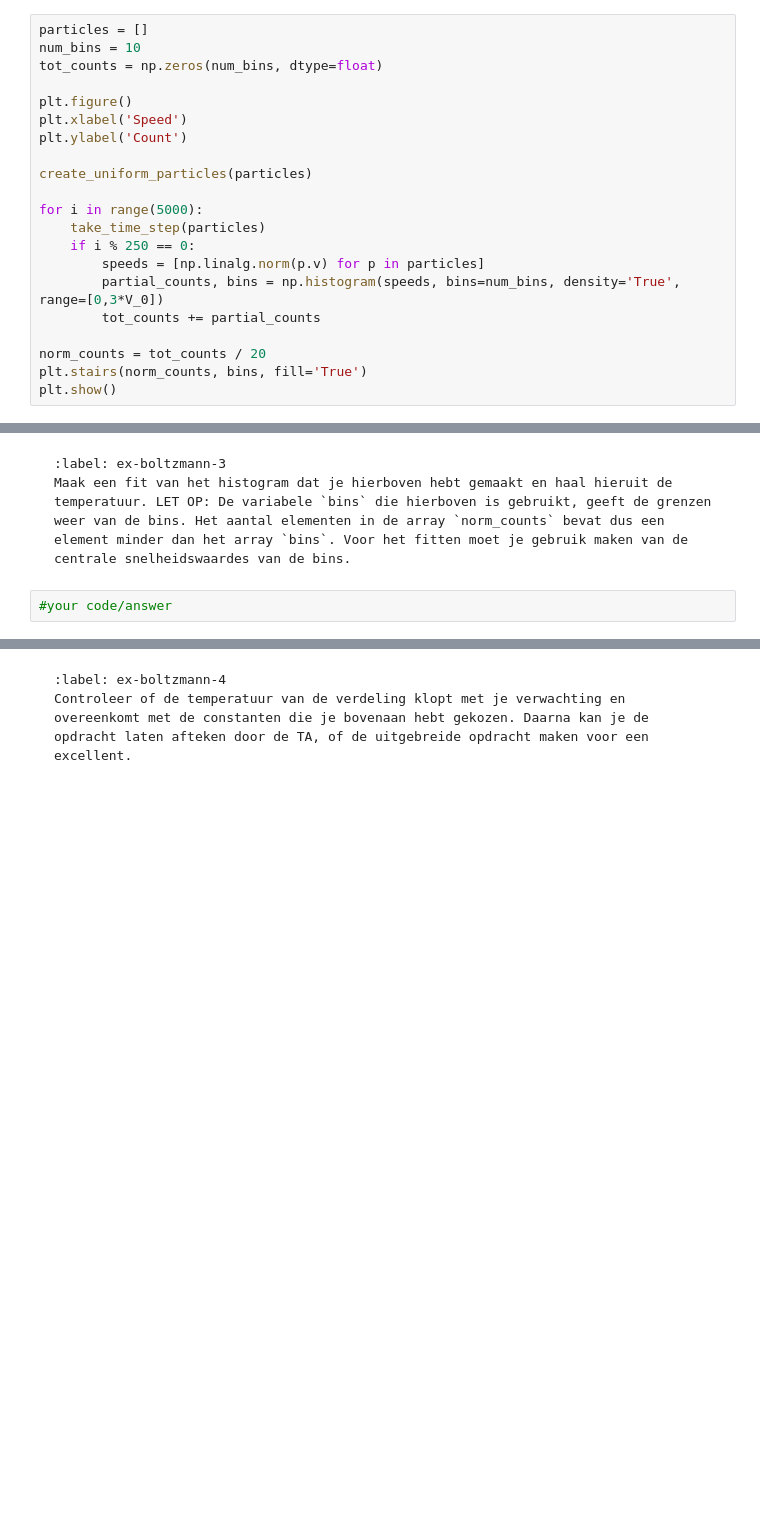
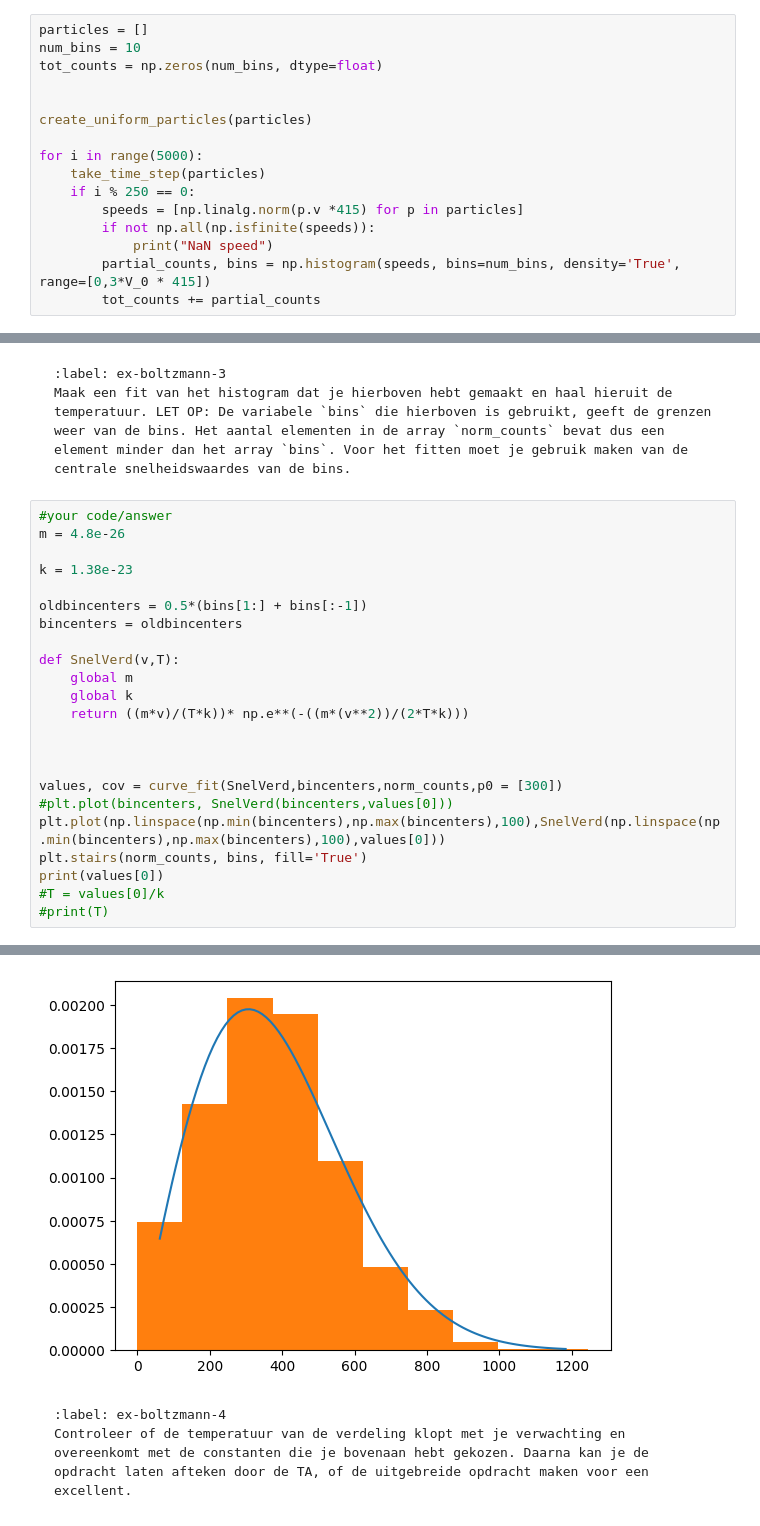
Before and after one commit to sirk3210/practicum-kris-en-isa, a Jupyter notebook: Content/PySim/6_boltzmann.ipynb, the cells around one changed output, grey strips where cells are left out. Saved outputs shown, nothing was run; the diff lists cells and outputs as text; blank space fills up the shorter version.

````diff
--- a/Content/PySim/6_boltzmann.ipynb
+++ b/Content/PySim/6_boltzmann.ipynb
@@ -238,19 +245,14 @@ particles = []
 num_bins = 10
 tot_counts = np.zeros(num_bins, dtype=float)
 
-plt.figure()
-plt.xlabel('Speed')
-plt.ylabel('Count')
 
 create_uniform_particles(particles)
 
 for i in range(5000):
     take_time_step(particles)
     if i % 250 == 0:
-        speeds = [np.linalg.norm(p.v) for p in particles]
-        partial_counts, bins = np.histogram(speeds, bins=num_bins, density='True', range=[0,3*V_0])
+        speeds = [np.linalg.norm(p.v *415) for p in particles]
+        if not np.all(np.isfinite(speeds)):
+            print("NaN speed")
+        partial_counts, bins = np.histogram(speeds, bins=num_bins, density='True', range=[0,3*V_0 * 415])
         tot_counts += partial_counts
-
-norm_counts = tot_counts / 20
-plt.stairs(norm_counts, bins, fill='True')
-plt.show()
@@ -345,3 +356,25 @@ Maak een fit van het histogram dat je hierboven hebt gemaakt en haal hieruit de
 ```
 # %%
 #your code/answer
+m = 4.8e-26
+
+k = 1.38e-23
+
+oldbincenters = 0.5*(bins[1:] + bins[:-1])
+bincenters = oldbincenters
+
+def SnelVerd(v,T):
+    global m
+    global k
+    return ((m*v)/(T*k))* np.e**(-((m*(v**2))/(2*T*k)))
+
+
+
+values, cov = curve_fit(SnelVerd,bincenters,norm_counts,p0 = [300])
+#plt.plot(bincenters, SnelVerd(bincenters,values[0]))
+plt.plot(np.linspace(np.min(bincenters),np.max(bincenters),100),SnelVerd(np.linspace(np.min(bincenters),np.max(bincenters),100),values[0]))
+plt.stairs(norm_counts, bins, fill='True')
+print(values[0])
+#T = values[0]/k
+#print(T)
+# %% [output]
@@ -348,3 +382,4 @@ Maak een fit van het histogram dat je hierboven hebt gemaakt en haal hieruit de
+[figure, added]
 # %% [markdown]
 ```{exercise}
 :label: ex-boltzmann-4
````
Also changed, not shown: parts of 7 cells of this notebook, 2 other files.
